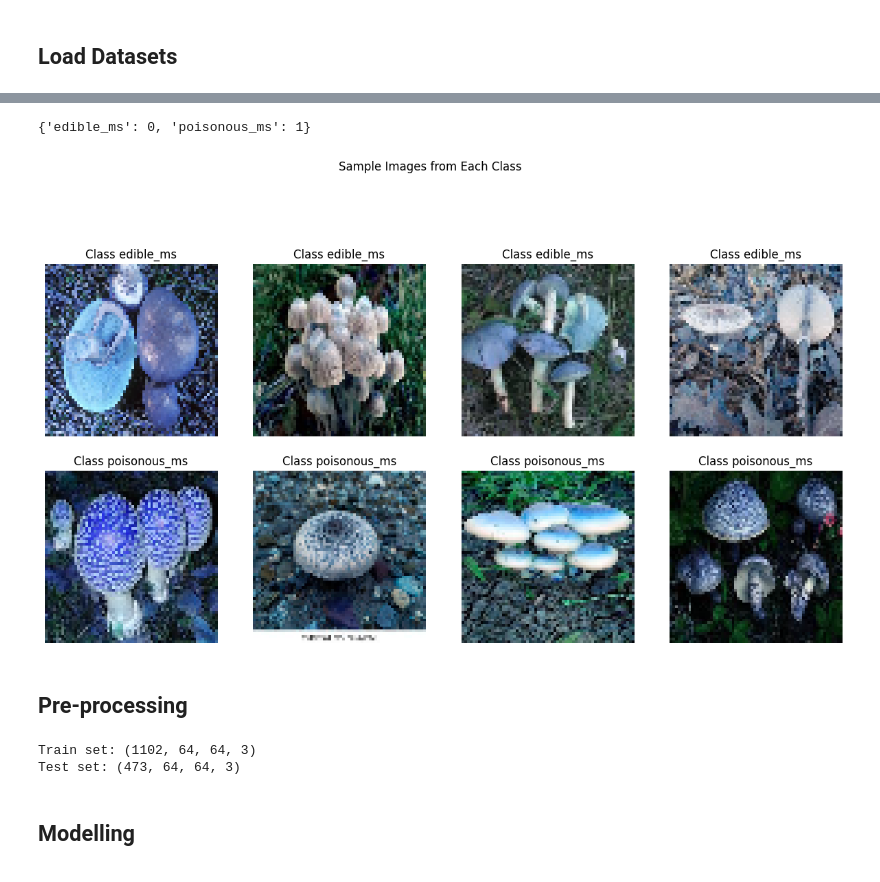
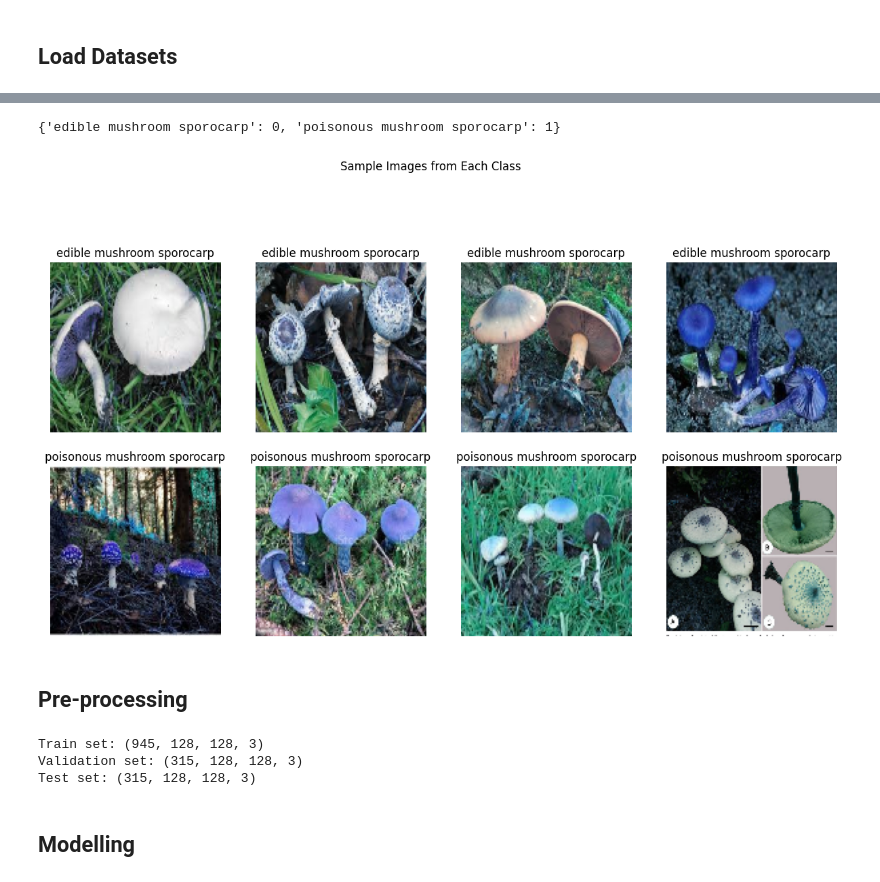
Before and after one commit to gigihArmy/Fungi-Image-Classification, a Jupyter notebook: Edible_and_poisonous_fungi_classification.ipynb, the cells around one changed output, grey strips where cells are left out. Drawn from its saved outputs; the diff is of its cells as text; code cells hidden in the pictures.

```diff
--- a/Edible_and_poisonous_fungi_classification.ipynb
+++ b/Edible_and_poisonous_fungi_classification.ipynb
@@ -52,6 +57,6 @@ os.listdir('/content/edible-and-poisonous-fungi')
 # %%
 data_folder_path = '/content/edible-and-poisonous-fungi'
-classes = ['edible_ms', 'poisonous_ms']
+classes = ['edible mushroom sporocarp', 'poisonous mushroom sporocarp']
 label_map = {sub: i for i, sub in enumerate(classes)}
 
 #list
@@ -66,7 +71,7 @@ for sub in classes:
     #read images
     img = cv2.imread(img_path)
     if img is not None:
-      resized = cv2.resize(img, (64, 64))
+      resized = cv2.resize(img, (128, 128))
       images.append(resized)
       labels.append(label_map[sub])
 
@@ -76,31 +81,36 @@ labels = np.array(labels)
 # %%
 label_map
 # %% [output]
-{'edible_ms': 0, 'poisonous_ms': 1}
+{'edible mushroom sporocarp': 0, 'poisonous mushroom sporocarp': 1}
 # %%
 plt.figure(figsize = (15,15))
 for i, label in enumerate(classes):
     class_indices = np.where(labels == label_map[label])[0]
     for j in range(4):
         plt.subplot(4, 4, i*4 + j+1)
         plt.imshow(images[class_indices[j]])
-        plt.title(f"Class {label}")
+        plt.title(label)
         plt.axis('off')
 plt.suptitle('Sample Images from Each Class')
 plt.show()
 # %% [output]
-[figure, old version]
+[figure, new version]
 # %% [markdown]
 ## Pre-processing
 # %%
 #split data train & temp
-X_train, X_test, y_train, y_test = train_test_split(images, labels, test_size=0.3, random_state=42)
+X_train, X_temp, y_train, y_temp = train_test_split(images, labels, test_size=0.4, random_state=42)
+
+#split validation & test
+X_val, X_test, y_val, y_test = train_test_split(X_temp, y_temp, test_size=0.5, random_state=42)
 
 print(f"Train set: {X_train.shape}")
+print(f"Validation set: {X_val.shape}")
 print(f"Test set: {X_test.shape}")
 # %% [output]
-Train set: (1102, 64, 64, 3)
-Test set: (473, 64, 64, 3)
+Train set: (945, 128, 128, 3)
+Validation set: (315, 128, 128, 3)
+Test set: (315, 128, 128, 3)
 # %%
 #Normalizing
 X_train = X_train / 255.0
```
Also changed, not shown: parts of 16 cells of this notebook.
